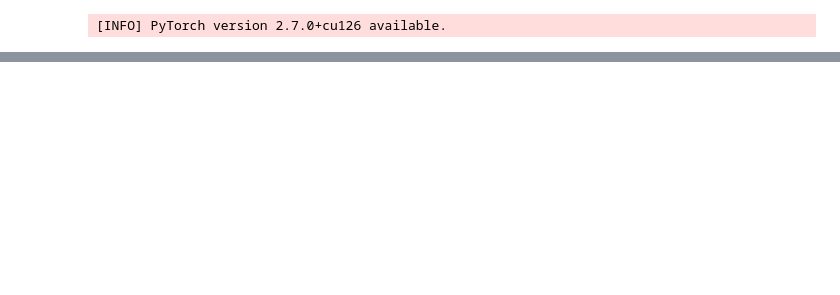
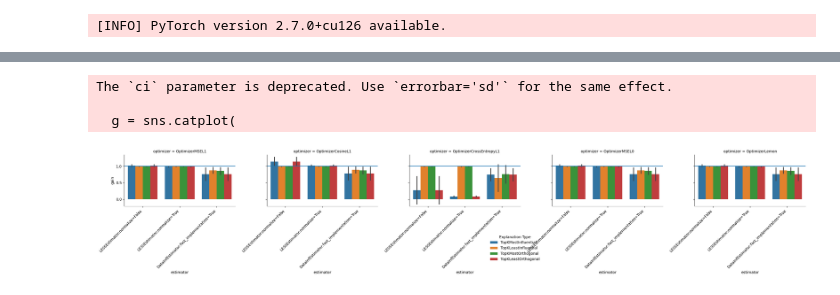
Before and after one commit to loris3/ceelm, a Jupyter notebook: run.ipynb, the cells around one changed output, grey strips where cells are left out. Drawn from its saved outputs; the diff is of its cells as text; code cells hidden in the pictures; blank space fills up the shorter version.

```diff
--- a/run.ipynb
+++ b/run.ipynb
@@ -106,11 +65,8 @@ experiments = [
 # %%
 estimators = [
-    # LESSEstimator(base_model_path, adapter_path, train_dataset, test_dataset,fast_implementation=False),
-    # LESSEstimator(base_model_path, adapter_path, train_dataset, test_dataset,fast_implementation=True),
-    LESSEstimator(base_model_path, adapter_path, experiments[0].train_dataset, test_dataset),
-    LESSEstimator(base_model_path, adapter_path, experiments[0].coreset_dataset, test_dataset),
-    LESSEstimator(base_model_path, adapter_path, experiments[1].coreset_dataset, test_dataset),
-    LESSEstimator(base_model_path, adapter_path, experiments[2].coreset_dataset, test_dataset),
-    # LESSEstimator(base_model_path, adapter_path, train_dataset, test_dataset,normalize=False)
-]
+        LESSEstimator("./models/pythia-31m_tulu-v2-sft-mixture_train", train_dataset, train_dataset_name, train_dataset_split, test_dataset, test_dataset_name, test_dataset_split),
+        LESSEstimator("./models/pythia-31m_tulu-v2-sft-mixture_train", train_dataset, train_dataset_name, train_dataset_split, test_dataset, test_dataset_name, test_dataset_split,normalize=False),
+        DataInfEstimator("./models/pythia-31m_tulu-v2-sft-mixture_train", train_dataset, train_dataset_name, train_dataset_split, test_dataset, test_dataset_name, test_dataset_split)
+
+    ]
 # %%
@@ -467,3 +293,33 @@ NameError: name 'puirfojü' is not defined
+# %%
+import seaborn as sns
+import matplotlib.pyplot as plt
+
+g = sns.catplot(
+    data=df,
+    x='estimator',
+    y='gain',
+    hue='explanation_type',  # side-by-side bars for each explanation_type
+    kind='bar',
+    col='optimizer',          # facet by optimizer
+    ci='sd',
+    col_wrap=5                # wrap facets if many optimizers
+)
+
+# Rotate x-axis labels for all facets
+for ax in g.axes.flatten():
+    ax.set_xticklabels(ax.get_xticklabels(), rotation=45, ha='right')
+    ax.axhline(1)
+
+sns.move_legend(g, "upper left", bbox_to_anchor=(.55, .35), title='Explanation Type')
+
+
+plt.tight_layout()
+plt.show()
+# %% [output]
+The `ci` parameter is deprecated. Use `errorbar='sd'` for the same effect.
+
+  g = sns.catplot(
+[figure, added]
 # %%
 from sklearn.metrics import precision_score, recall_score, f1_score, accuracy_score
 # %%
```
Also changed, not shown: parts of 29 cells of this notebook, 25 other files.
